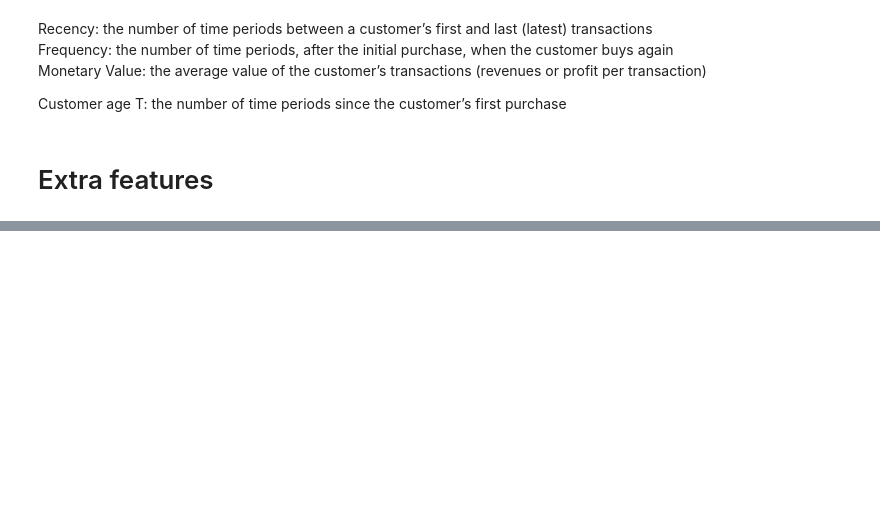
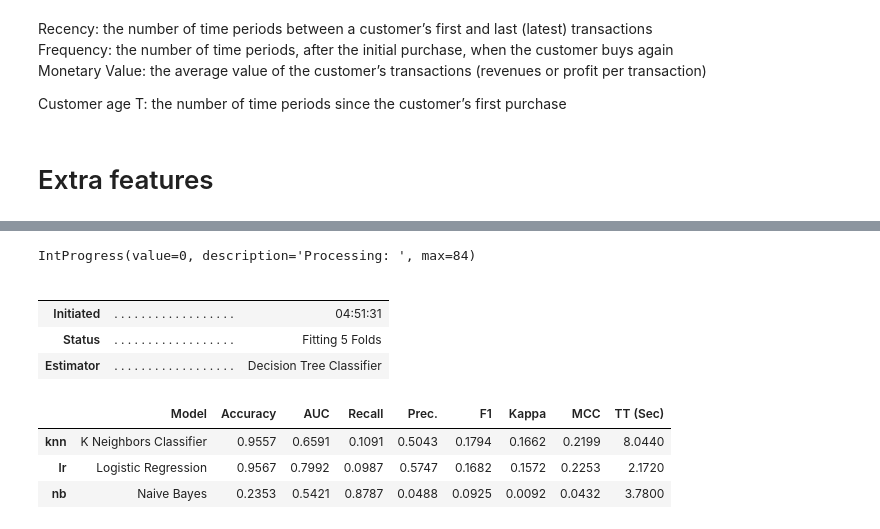
Before and after one commit to fbereilh/ds-notebooks, a Jupyter notebook: br-ds.ipynb, the cells around one changed output, grey strips where cells are left out. Cells and saved outputs as stored; diff of their text form; code cells hidden in the pictures; blank space fills up the shorter version.

```diff
--- a/br-ds.ipynb
+++ b/br-ds.ipynb
@@ -639,0 +731,13 @@ xgb.plot_importance(ltv_xgb_model, ax=ax)
+# %%
+top5 = compare_models(sort='F1',n_select=5)
+# %% [output]
+IntProgress(value=0, description='Processing: ', max=84)
+|  |  |  |
+|  |  |  |
+| Initiated | . . . . . . . . . . . . . . . . . . | 04:51:31 |
+| Status | . . . . . . . . . . . . . . . . . . | Fitting 5 Folds |
+| Estimator | . . . . . . . . . . . . . . . . . . | Decision Tree Classifier |
+|  | Model | Accuracy | AUC | Recall | Prec. | F1 | Kappa | MCC | TT (Sec) |
+| knn | K Neighbors Classifier | 0.9557 | 0.6591 | 0.1091 | 0.5043 | 0.1794 | 0.1662 | 0.2199 | 8.0440 |
+| lr | Logistic Regression | 0.9567 | 0.7992 | 0.0987 | 0.5747 | 0.1682 | 0.1572 | 0.2253 | 2.1720 |
+| nb | Naive Bayes | 0.2353 | 0.5421 | 0.8787 | 0.0488 | 0.0925 | 0.0092 | 0.0432 | 3.7800 |
```
Also changed, not shown: parts of 26 cells of this notebook.
